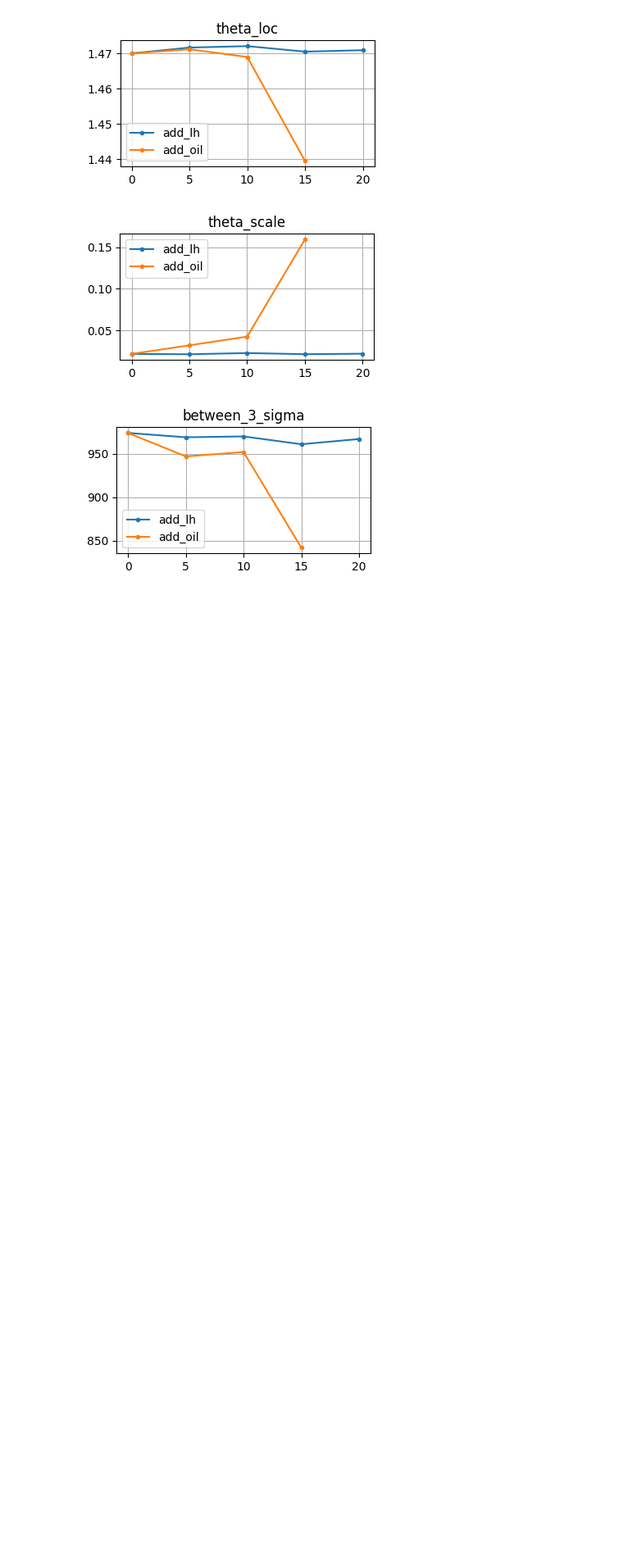
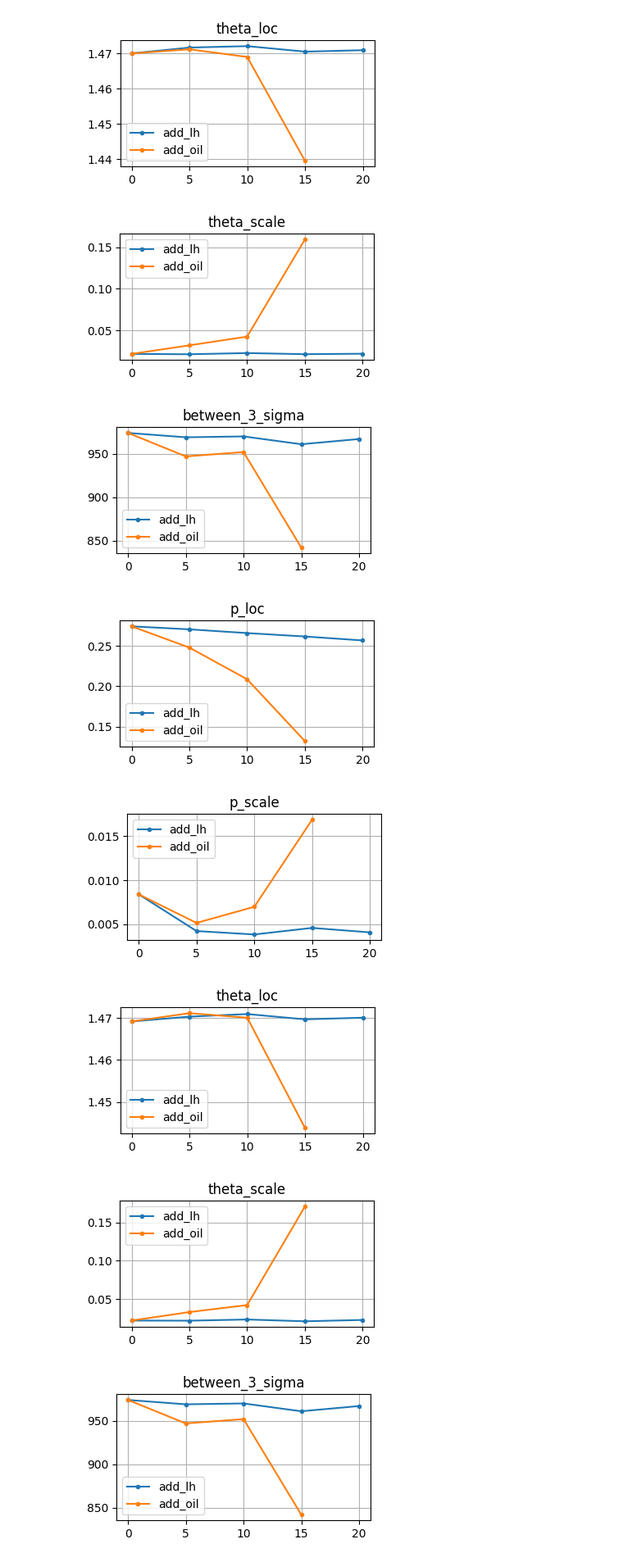
Before and after one commit to yuansicheng/bes3_add_layer, a Jupyter notebook: code/analyse/single_p+_fixed_enery_and_direction.ipynb, the cells around one changed output. Shown at 82% size. Cells and saved outputs as stored; diff of their text form; code cells hidden in the pictures; blank space fills up the shorter version.

```diff
--- a/code/analyse/single_p+_fixed_enery_and_direction.ipynb
+++ b/code/analyse/single_p+_fixed_enery_and_direction.ipynb
@@ -17,5 +17,24 @@ if this_path not in sys.path:
 from single_pp_fixed_enery_and_direction_func import root2Df
 # %% [markdown]
 ## 1. 读入数据、拟合
+# %%
+def getSummary(root_path, kal=False):
+    df_list = []
+    index = []
+    for d in os.listdir(root_path):
+        index.append(float(d.split('_')[-1]))
+        try:
+            root_files = glob(os.path.join(root_path, d, '*.root'))
+            df_list.append(root2Df(root_files, kal=kal))
+        except Exception as e:
+            print(e)
+            df_list.append(pd.Series([np.nan]*5))
+
+    df = pd.concat(df_list, axis=1).T
+    df.index = index
+    df.columns = ['p_loc', 'p_scale', 'theta_loc', 'theta_scale', 'between_3_sigma']
+    df = df.sort_index()
+
+    return df
 # %% [markdown]
 ### 1.1 液氢
@@ -75,0 +41,5 @@ df_lh
+# %%
+root_path = os.path.join(this_path, '../../data/gen/single_p+_fixed_enery_and_direction/add_lh')
+
+df_lh = getSummary(root_path, kal=False)
+df_lh_kal = getSummary(root_path, kal=True)
@@ -129,0 +84,5 @@ df_oil
+# %%
+root_path = os.path.join(this_path, '../../data/gen/single_p+_fixed_enery_and_direction/add_oil')
+
+df_oil = getSummary(root_path, kal=False)
+df_oil_kal = getSummary(root_path, kal=True)
@@ -143,3 +138,17 @@ for column in df_lh.columns:
 [figure]
 [figure]
 [figure]
+# %%
+for column in df_lh_kal.columns:
+    tmp = pd.DataFrame({
+        'add_lh': df_lh_kal[column],
+        'add_oil': df_oil_kal[column],
+    })
+    tmp.plot(title=column, grid=True, figsize=(4,2), style='.-')
+    plt.show()
+# %% [output]
+[figure, added]
+[figure, added]
+[figure, added]
+[figure, added]
+[figure, added]
```
Also changed, not shown: parts of 10 cells of this notebook, 10 other files.
